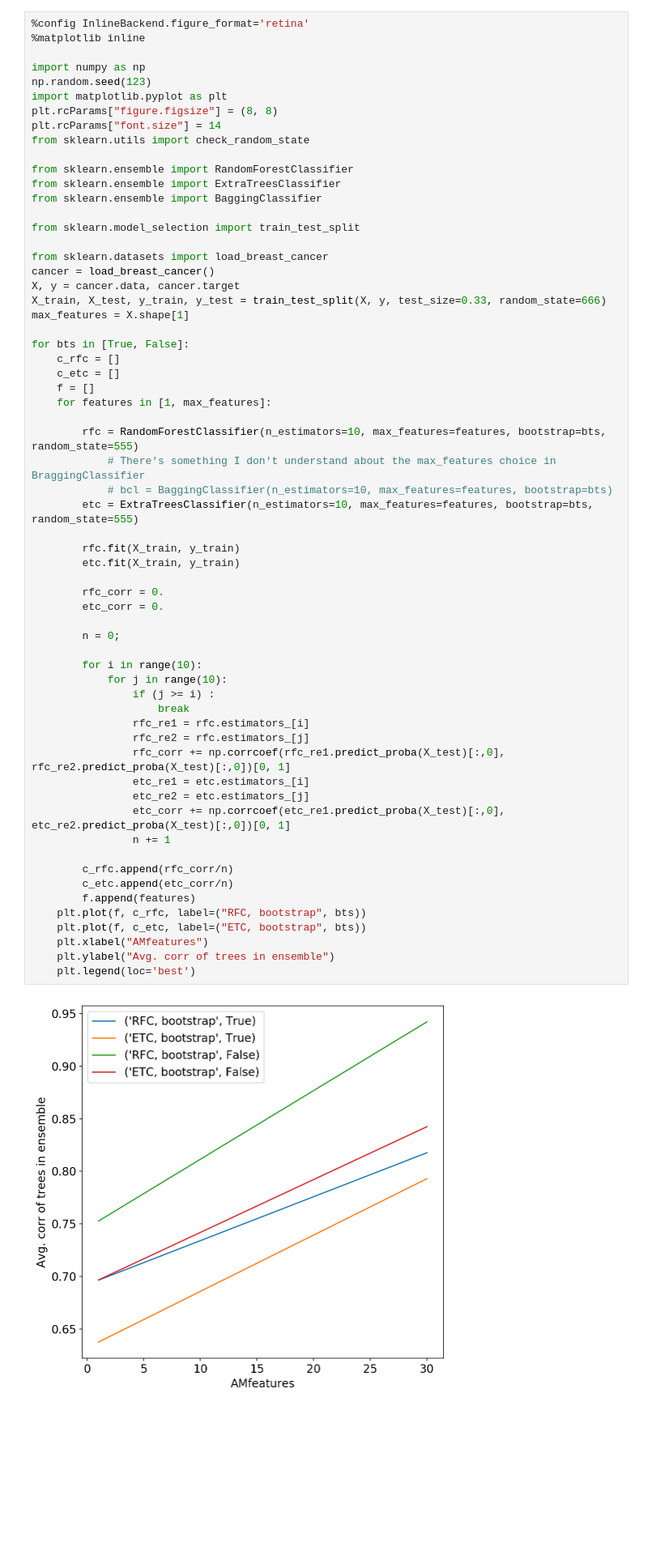
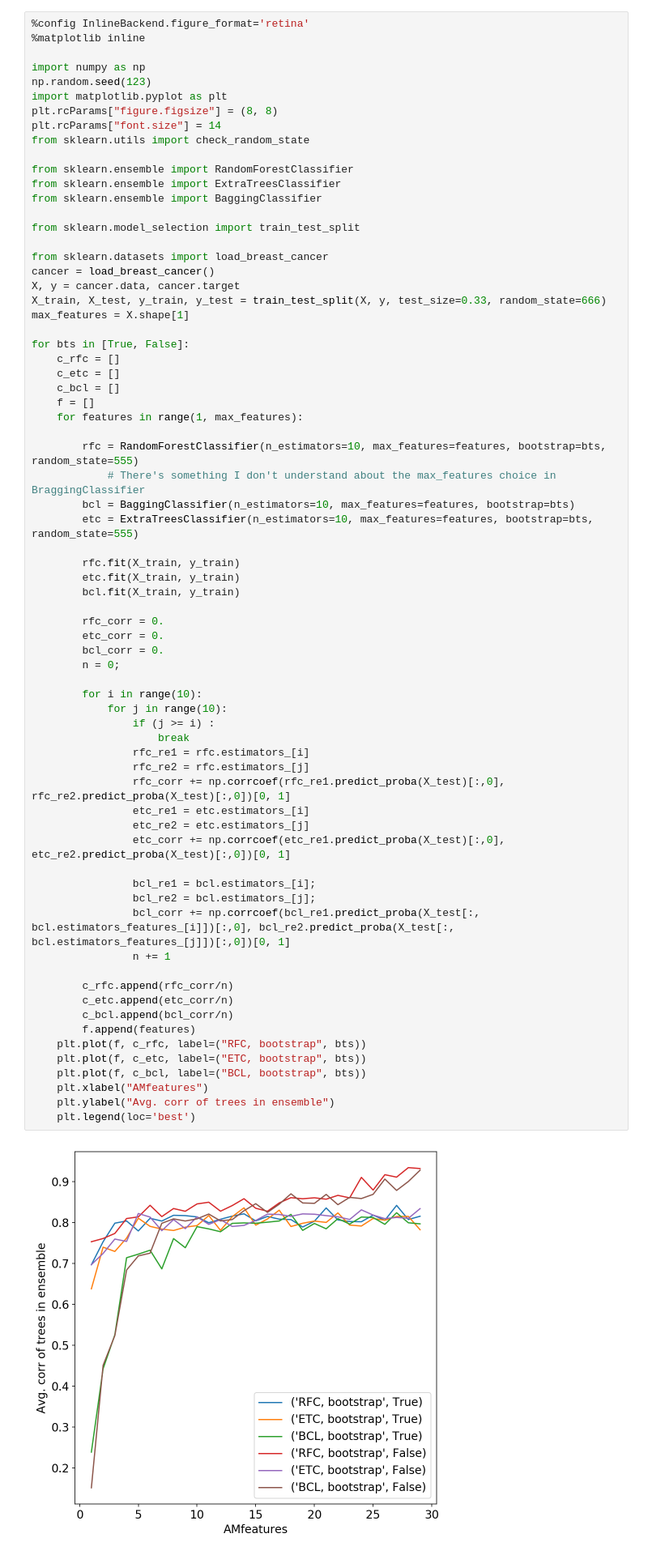
Before and after one commit to adamyanova/ACT_2017, a Jupyter notebook: Ex2.1.ipynb, the cells around one changed output. Shown at 81% size. Saved outputs shown, nothing was run; the diff lists cells and outputs as text; blank space fills up the shorter version.

Commit message:
Corrected range loop for the features; added BaggingClassifier

```diff
--- a/Ex2.1.ipynb
+++ b/Ex2.1.ipynb
@@ -24,43 +24,51 @@ max_features = X.shape[1]
 for bts in [True, False]:
     c_rfc = []
     c_etc = []
+    c_bcl = []
     f = []
-    for features in [1, max_features]:
+    for features in range(1, max_features):
 
         rfc = RandomForestClassifier(n_estimators=10, max_features=features, bootstrap=bts, random_state=555)
             # There's something I don't understand about the max_features choice in BraggingClassifier
-            # bcl = BaggingClassifier(n_estimators=10, max_features=features, bootstrap=bts)
+        bcl = BaggingClassifier(n_estimators=10, max_features=features, bootstrap=bts)
         etc = ExtraTreesClassifier(n_estimators=10, max_features=features, bootstrap=bts, random_state=555)
 
         rfc.fit(X_train, y_train)
         etc.fit(X_train, y_train)
+        bcl.fit(X_train, y_train)
 
         rfc_corr = 0.
         etc_corr = 0.
-
+        bcl_corr = 0.
         n = 0;
 
         for i in range(10):
             for j in range(10):
                 if (j >= i) :
                     break
                 rfc_re1 = rfc.estimators_[i]
                 rfc_re2 = rfc.estimators_[j]
                 rfc_corr += np.corrcoef(rfc_re1.predict_proba(X_test)[:,0], rfc_re2.predict_proba(X_test)[:,0])[0, 1]
                 etc_re1 = etc.estimators_[i]
                 etc_re2 = etc.estimators_[j]
                 etc_corr += np.corrcoef(etc_re1.predict_proba(X_test)[:,0], etc_re2.predict_proba(X_test)[:,0])[0, 1]
+
+                bcl_re1 = bcl.estimators_[i];
+                bcl_re2 = bcl.estimators_[j];
+                bcl_corr += np.corrcoef(bcl_re1.predict_proba(X_test[:, bcl.estimators_features_[i]])[:,0], bcl_re2.predict_proba(X_test[:, bcl.estimators_features_[j]])[:,0])[0, 1]
                 n += 1
 
         c_rfc.append(rfc_corr/n)
         c_etc.append(etc_corr/n)
+        c_bcl.append(bcl_corr/n)
         f.append(features)
     plt.plot(f, c_rfc, label=("RFC, bootstrap", bts))
     plt.plot(f, c_etc, label=("ETC, bootstrap", bts))
+    plt.plot(f, c_bcl, label=("BCL, bootstrap", bts))
     plt.xlabel("AMfeatures")
     plt.ylabel("Avg. corr of trees in ensemble")
     plt.legend(loc='best')
 # %% [output]
-[figure, old version]
+[figure, new version]
 # %%
 # How do we choose a random split point? Isn't this determined by the criterion i.e. gini or entropy?
```
